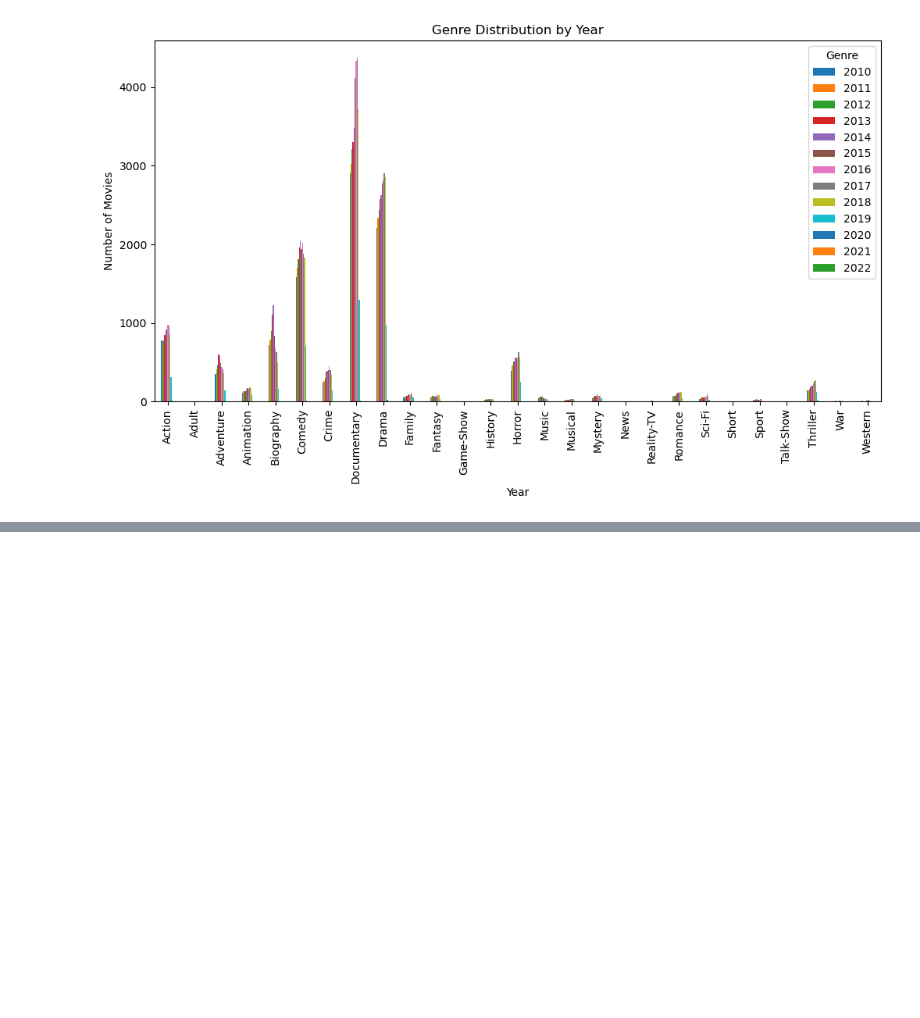
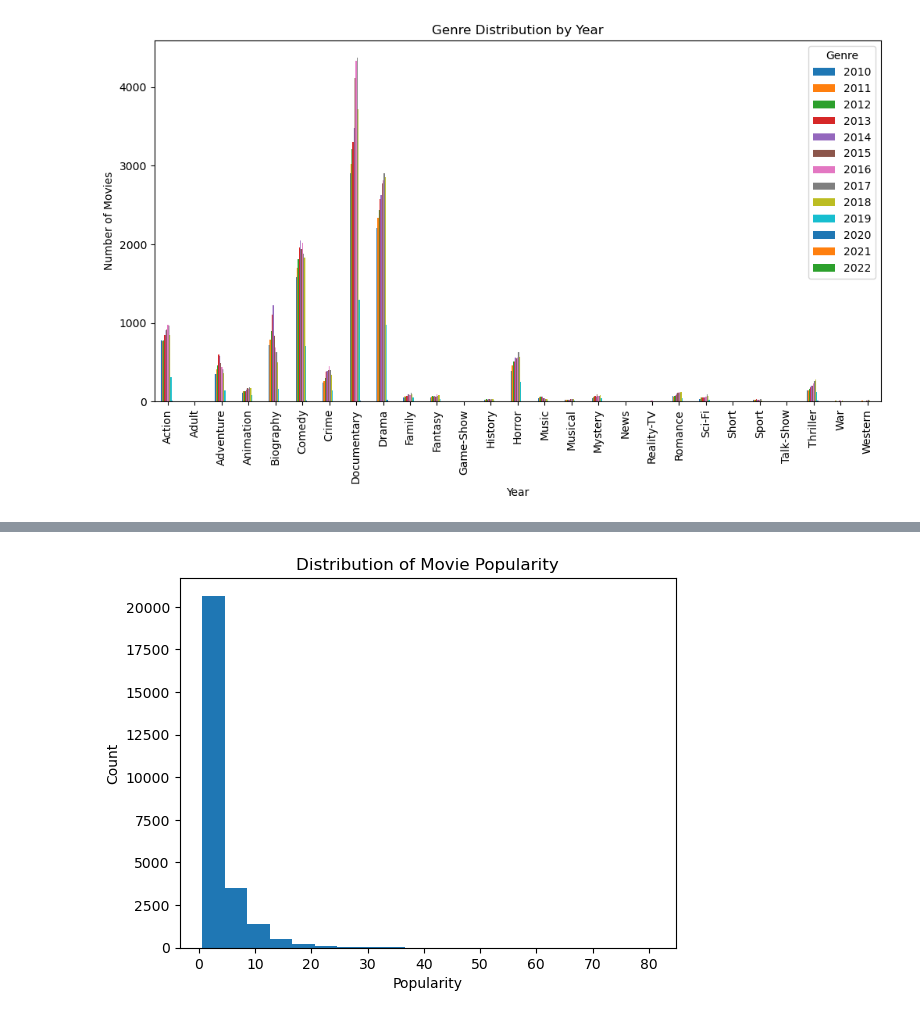
Before and after one commit to Ivan3864/Microsoft-Movie-Studio-Analysis, a Jupyter notebook: insight.ipynb, the cells around one changed output, grey strips where cells are left out. Cells and saved outputs as stored; diff of their text form; code cells hidden in the pictures; blank space fills up the shorter version.

Commit message:
Completed Exploratory Analysis On Dataset2

```diff
--- a/insight.ipynb
+++ b/insight.ipynb
@@ -505,0 +524,9 @@ plt.show()
+# %%
+ #Exploring the distribution of movie popularity.
+plt.hist(dataset2['Popularity'], bins=20)
+plt.xlabel('Popularity')
+plt.ylabel('Count')
+plt.title('Distribution of Movie Popularity')
+plt.show()
+# %% [output]
+[figure, added]
```
Also changed, not shown: parts of 6 cells of this notebook.
